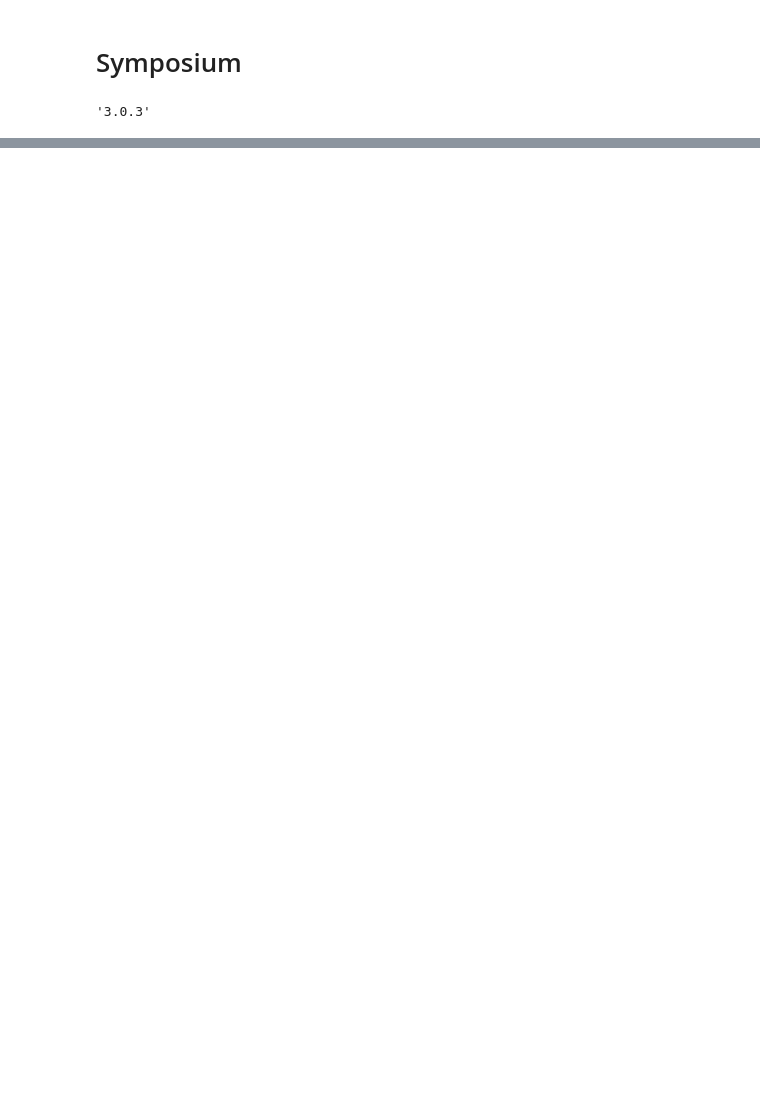
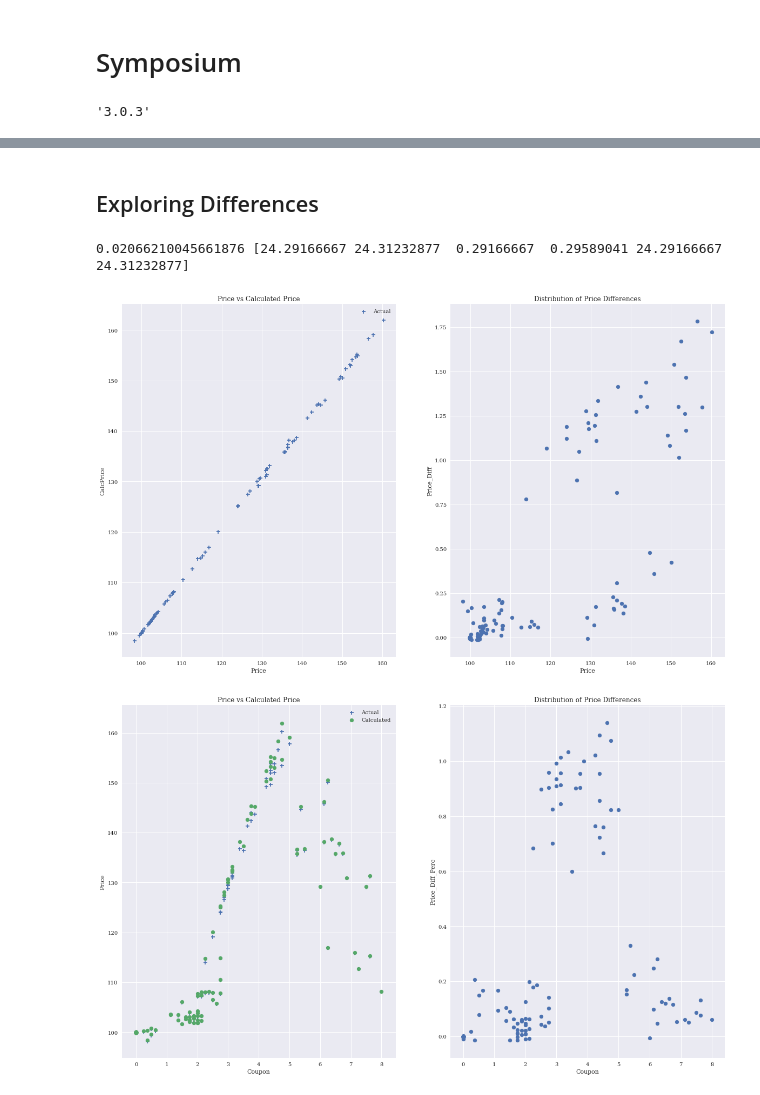
Before and after one commit to slpenn13/Speaking, a Jupyter notebook: fsu202011/FSU_symposium.ipynb, the cells around one changed output, grey strips where cells are left out. Drawn from its saved outputs; the diff is of its cells as text; code cells hidden in the pictures; blank space fills up the shorter version.

```diff
--- a/fsu202011/FSU_symposium.ipynb
+++ b/fsu202011/FSU_symposium.ipynb
@@ -566,0 +444,37 @@ print(round(100*price, 2), round(100*res_vol_black, 2), round(10000*res_vol_bach
+# %% [markdown]
+## Exploring Differences
+# %%
+if dbg:
+    print(res_fnl.describe())
+    print(res_fnl[mat_ind].sort_values(by=['Coupon']))
+    print(res_fnl[mat_ind].describe())
+    print(treasury_bond_df.loc[res_fnl[mat_ind].index].sort_values(by=['Coupon']))
+    print(res_fnl.loc["912810RK6"])
+
+strt = int_date.convert_date_bdte(opt3['start_date'], opt3)
+cur1 = int_date.convert_date_bdte('02/15/2021', opt3)
+cur2 = int_date.convert_date_bdte('02/15/2045', opt3)
+
+cur = int_date.convert_date_bdte(treasury_bond_df.loc['912810RK6', 'maturity_date'], opt3)
+x1 = np.zeros(6)
+x1[0] = strt.get_year_fraction(cur, '30360')
+x1[1] = strt.get_year_fraction(cur, 'act_365')
+x1[2] = strt.get_year_fraction(cur1, '30360')
+x1[3] = strt.get_year_fraction(cur1, 'act_365')
+x1[4] = strt.get_year_fraction(cur2, '30360')
+x1[5] = strt.get_year_fraction(cur2, 'act_365')
+
+print((x1[1] - x1[0]), x1)
+comp_plot(res_fnl, 'CalcPrice', 'Price', maturity='Price', title=["Price vs Calculated Price", "Distribution of Price Differences"])
+comp_plot(res_fnl, 'Price', 'CalcPrice', maturity='Coupon', diff="Price_Diff_Perc",
+          title=["Price vs Calculated Price", "Distribution of Price Differences"])
+
+comp_plot(res_fnl, 'Price', 'CalcPrice', maturity='Coupon', title=["Price vs Calculated Price", "Distribution of Price Differences"])
+comp_plot(res_fnl, 'Price', 'CalcPrice', maturity='WAM', title=["Price vs Calculated Price", "Distribution of Price Differences"])
+comp_plot(res_fnl, 'Price', 'CalcPrice', maturity='YieldAsk', title=["Price vs Calculated Price", "Distribution of Price Differences"])
+comp_plot(res_fnl, 'Price', 'CalcPrice', maturity='Spread', title=["Price vs Calculated Price", "Distribution of Price Differences"])
+comp_plot(res_fnl, 'Price', 'CalcPrice', maturity='SpreadPerc', title=["Price vs Calculated Price", "Distribution of Price Differences"])
+# %% [output]
+0.02066210045661876 [24.29166667 24.31232877  0.29166667  0.29589041 24.29166667 24.31232877]
+[figure, added]
+[figure, added]
```
Also changed, not shown: parts of 53 cells of this notebook, 4 other files.
